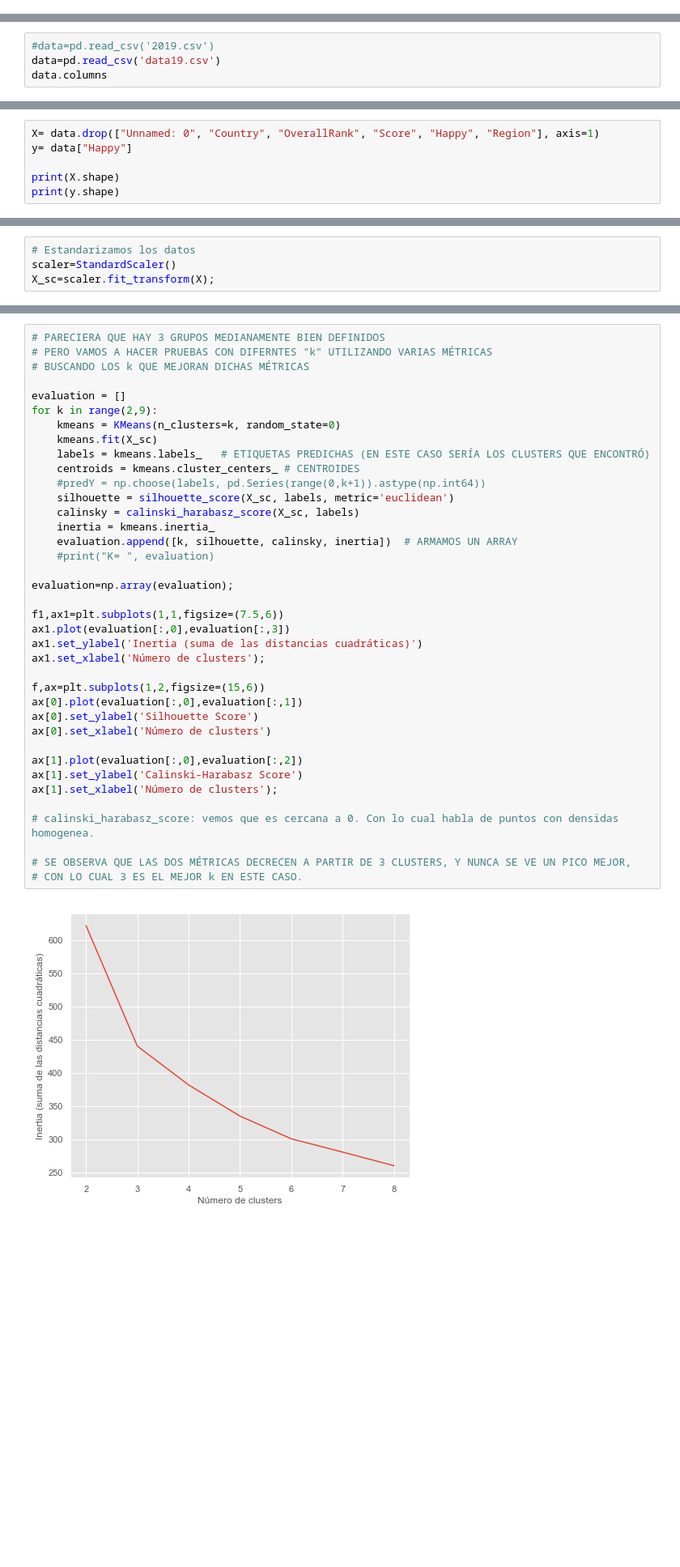
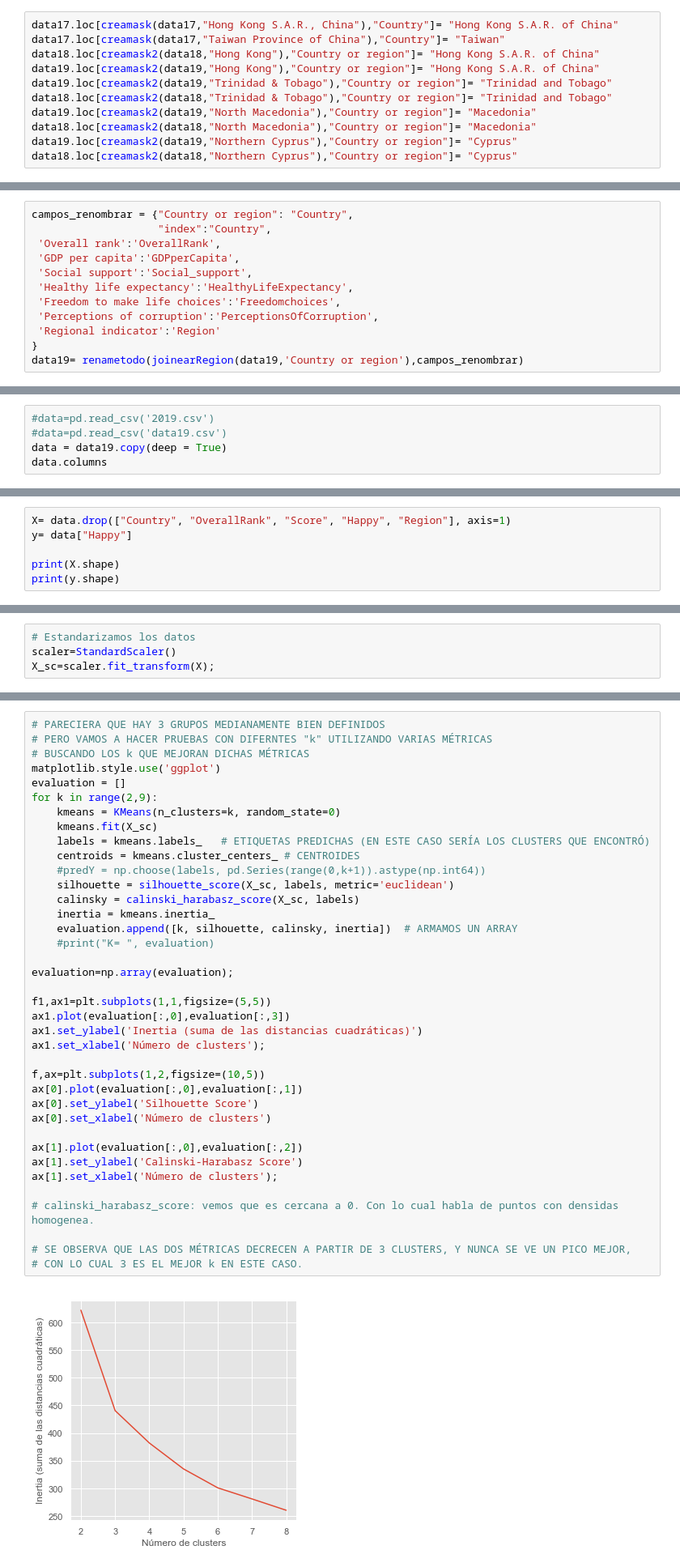
Before and after one commit to ronnygomez/desafio2, a Jupyter notebook: Modelos.ipynb, the cells around one changed output, grey strips where cells are left out. Shown at 81% size. Cells and saved outputs as stored; diff of their text form; blank space fills up the shorter version.

```diff
--- a/Modelos.ipynb
+++ b/Modelos.ipynb
@@ -11,0 +83,11 @@ except ModuleNotFoundError:
+# %%
+data17.loc[creamask(data17,"Hong Kong S.A.R., China"),"Country"]= "Hong Kong S.A.R. of China"
+data17.loc[creamask(data17,"Taiwan Province of China"),"Country"]= "Taiwan"
+data18.loc[creamask2(data18,"Hong Kong"),"Country or region"]= "Hong Kong S.A.R. of China"
+data19.loc[creamask2(data19,"Hong Kong"),"Country or region"]= "Hong Kong S.A.R. of China"
+data19.loc[creamask2(data19,"Trinidad & Tobago"),"Country or region"]= "Trinidad and Tobago"
+data18.loc[creamask2(data18,"Trinidad & Tobago"),"Country or region"]= "Trinidad and Tobago"
+data19.loc[creamask2(data19,"North Macedonia"),"Country or region"]= "Macedonia"
+data18.loc[creamask2(data18,"North Macedonia"),"Country or region"]= "Macedonia"
+data19.loc[creamask2(data19,"Northern Cyprus"),"Country or region"]= "Cyprus"
+data18.loc[creamask2(data18,"Northern Cyprus"),"Country or region"]= "Cyprus"
@@ -11,0 +117,12 @@ except ModuleNotFoundError:
+# %%
+campos_renombrar = {"Country or region": "Country",
+                    "index":"Country",
+ 'Overall rank':'OverallRank',
+ 'GDP per capita':'GDPperCapita',
+ 'Social support':'Social_support',
+ 'Healthy life expectancy':'HealthyLifeExpectancy',
+ 'Freedom to make life choices':'Freedomchoices',
+ 'Perceptions of corruption':'PerceptionsOfCorruption',
+ 'Regional indicator':'Region'
+}
+data19= renametodo(joinearRegion(data19,'Country or region'),campos_renombrar)
@@ -33,5 +217,6 @@ matplotlib.style.use('ggplot')
 # %%
 #data=pd.read_csv('2019.csv')
-data=pd.read_csv('data19.csv')
+#data=pd.read_csv('data19.csv')
+data = data19.copy(deep = True)
 data.columns
 # %% [output]
@@ -84,6 +284,6 @@ Index(['Unnamed: 0', 'Country', 'OverallRank', 'Score', 'GDPperCapita',
       dtype='object')
 # %%
-X= data.drop(["Unnamed: 0", "Country", "OverallRank", "Score", "Happy", "Region"], axis=1)
+X= data.drop(["Country", "OverallRank", "Score", "Happy", "Region"], axis=1)
 y= data["Happy"]
 
 print(X.shape)
@@ -170,39 +384,39 @@ Un criterio para elegir el k mirando este gráfico es la "regla del codo" , en d
 # PARECIERA QUE HAY 3 GRUPOS MEDIANAMENTE BIEN DEFINIDOS
 # PERO VAMOS A HACER PRUEBAS CON DIFERNTES "k" UTILIZANDO VARIAS MÉTRICAS
 # BUSCANDO LOS k QUE MEJORAN DICHAS MÉTRICAS
-
+matplotlib.style.use('ggplot')
 evaluation = []
 for k in range(2,9):
     kmeans = KMeans(n_clusters=k, random_state=0)
     kmeans.fit(X_sc)
     labels = kmeans.labels_   # ETIQUETAS PREDICHAS (EN ESTE CASO SERÍA LOS CLUSTERS QUE ENCONTRÓ)
     centroids = kmeans.cluster_centers_ # CENTROIDES
     #predY = np.choose(labels, pd.Series(range(0,k+1)).astype(np.int64))
     silhouette = silhouette_score(X_sc, labels, metric='euclidean')
     calinsky = calinski_harabasz_score(X_sc, labels)
     inertia = kmeans.inertia_
     evaluation.append([k, silhouette, calinsky, inertia])  # ARMAMOS UN ARRAY
     #print("K= ", evaluation)
 
 evaluation=np.array(evaluation);
 
-f1,ax1=plt.subplots(1,1,figsize=(7.5,6))
+f1,ax1=plt.subplots(1,1,figsize=(5,5))
 ax1.plot(evaluation[:,0],evaluation[:,3])
 ax1.set_ylabel('Inertia (suma de las distancias cuadráticas)')
 ax1.set_xlabel('Número de clusters');
 
-f,ax=plt.subplots(1,2,figsize=(15,6))
+f,ax=plt.subplots(1,2,figsize=(10,5))
 ax[0].plot(evaluation[:,0],evaluation[:,1])
 ax[0].set_ylabel('Silhouette Score')
 ax[0].set_xlabel('Número de clusters')
 
 ax[1].plot(evaluation[:,0],evaluation[:,2])
 ax[1].set_ylabel('Calinski-Harabasz Score')
 ax[1].set_xlabel('Número de clusters');
 
 # calinski_harabasz_score: vemos que es cercana a 0. Con lo cual habla de puntos con densidas homogenea.
 
 # SE OBSERVA QUE LAS DOS MÉTRICAS DECRECEN A PARTIR DE 3 CLUSTERS, Y NUNCA SE VE UN PICO MEJOR,
 # CON LO CUAL 3 ES EL MEJOR k EN ESTE CASO.
 # %% [output]
-[figure, old version]
+[figure, new version]
```
Also changed, not shown: parts of 48 cells of this notebook.
